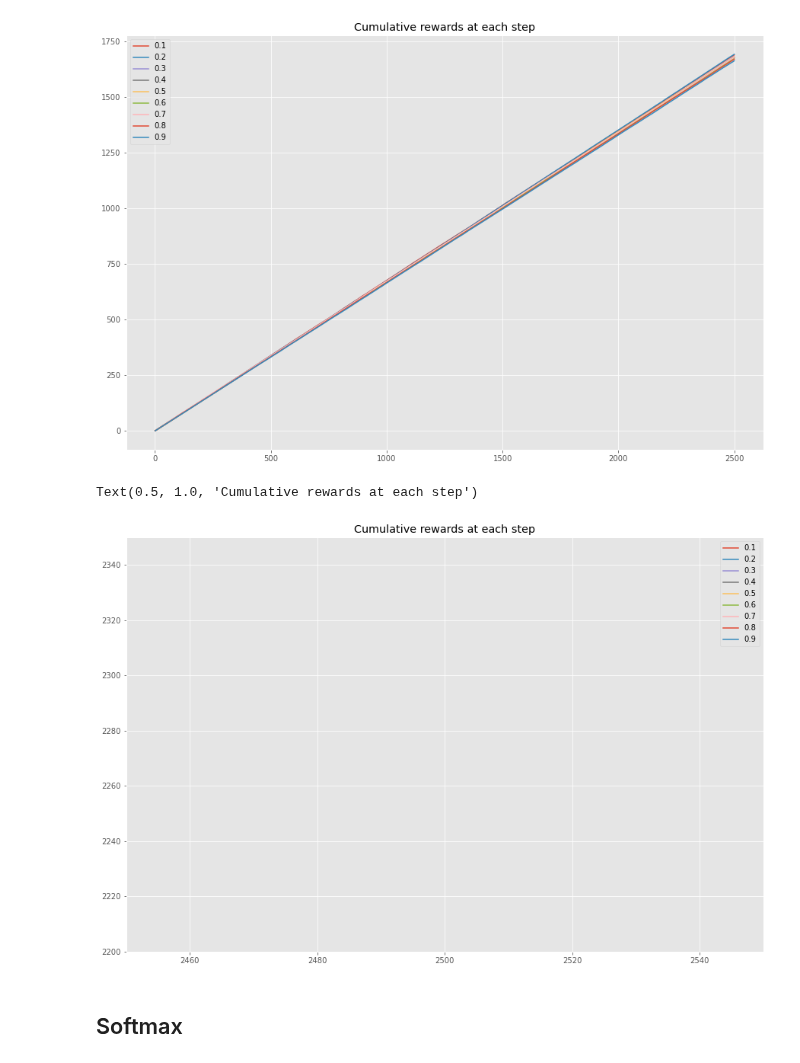
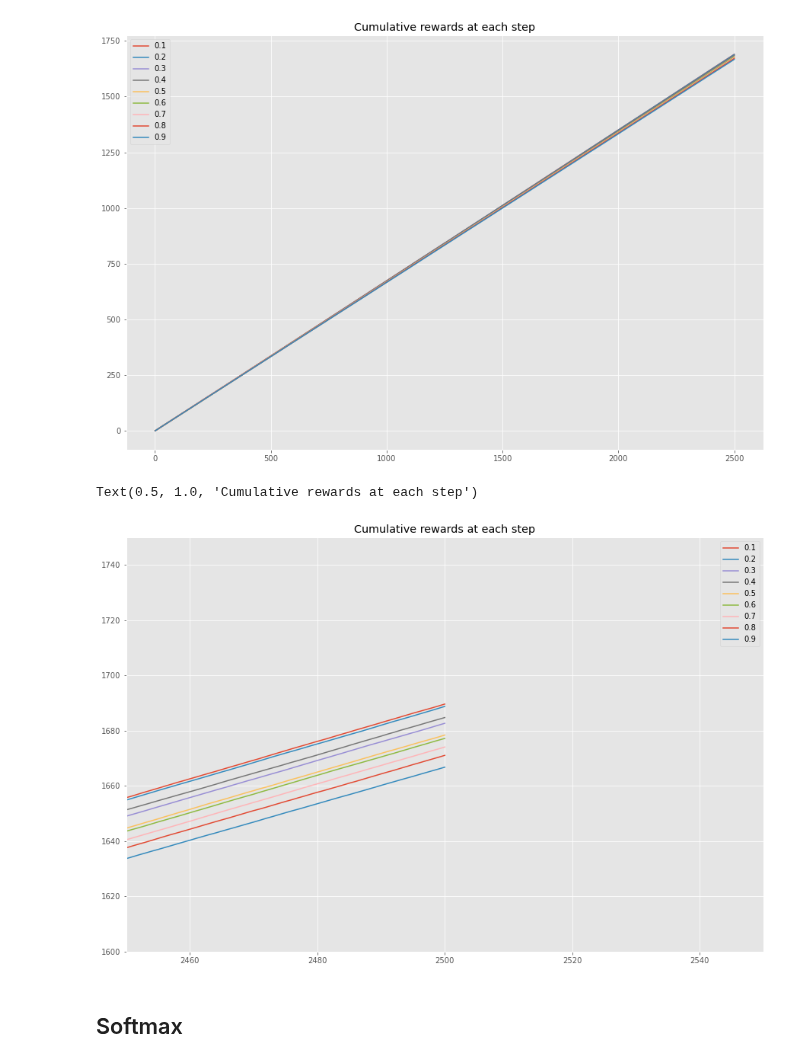
Before and after one commit to ruthkangyr/Clinical-Trials-MAB-Algorithms, a Jupyter notebook: Algorithm/Algorithms Tuning (Updated).ipynb, the cells around one changed output. Cells and saved outputs as stored; diff of their text form; code cells hidden in the pictures.

```diff
--- a/Algorithm/Algorithms Tuning (Updated).ipynb
+++ b/Algorithm/Algorithms Tuning (Updated).ipynb
@@ -370,7 +370,7 @@ test_treatments_cat = list(map(lambda mu: CategoricalArm(mu), treatment_probabil
 n_arms = len(success_probabilities_cat)
 
 # Initialise no of simulations
-no_of_simulations = 100
+no_of_simulations = 1000
 
 # Initialise no of steps (no of patients)
 no_of_steps = 2500
@@ -609,21 +609,21 @@ Text(0.5, 1.0, 'Cumulative rewards at each step')
 # %%
 # Plot the cumulative rewards at each time step
 plt.style.use('ggplot')
 
 fig = plt.figure(figsize = (15, 10))
 ax = fig.add_subplot(111)
 
 for epsilon in results_plot_epsilon_cat['epsilon'].unique():
     results_epsilon_cat = results_plot_epsilon_cat[results_plot_epsilon_cat['epsilon'] == epsilon]
     ax.plot(results_epsilon_cat['n_step'], results_epsilon_cat['cumulative_rewards'], label = str(epsilon))
 
 plt.xlim(2450, 2550)
-plt.ylim(2200, 2350)
+plt.ylim(1600, 1750)
 plt.legend()
 plt.title("Cumulative rewards at each step")
 # %% [output]
 Text(0.5, 1.0, 'Cumulative rewards at each step')
-[figure, old version]
+[figure, new version]
 # %% [markdown]
 ## Softmax
 # %% [markdown]
```
Also changed, not shown: parts of 23 cells of this notebook, 2 other files.
